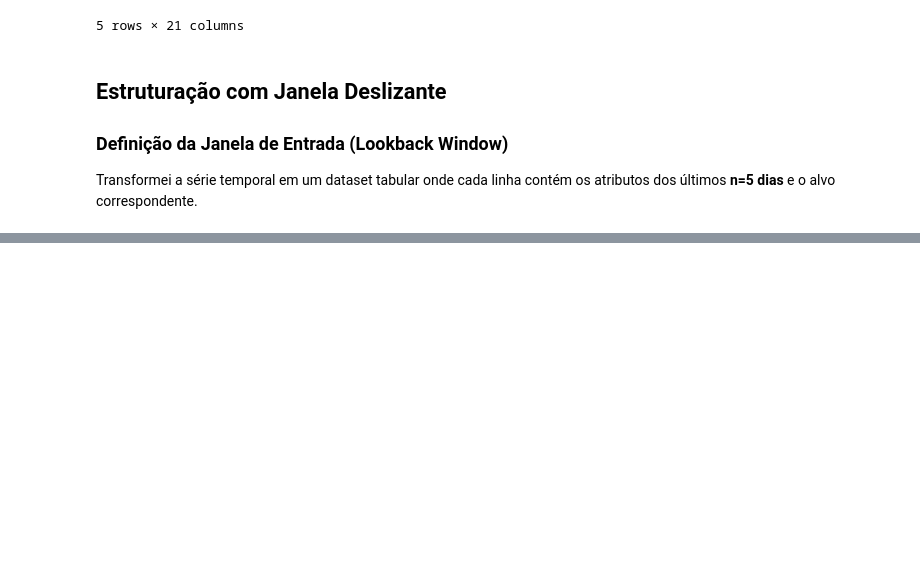
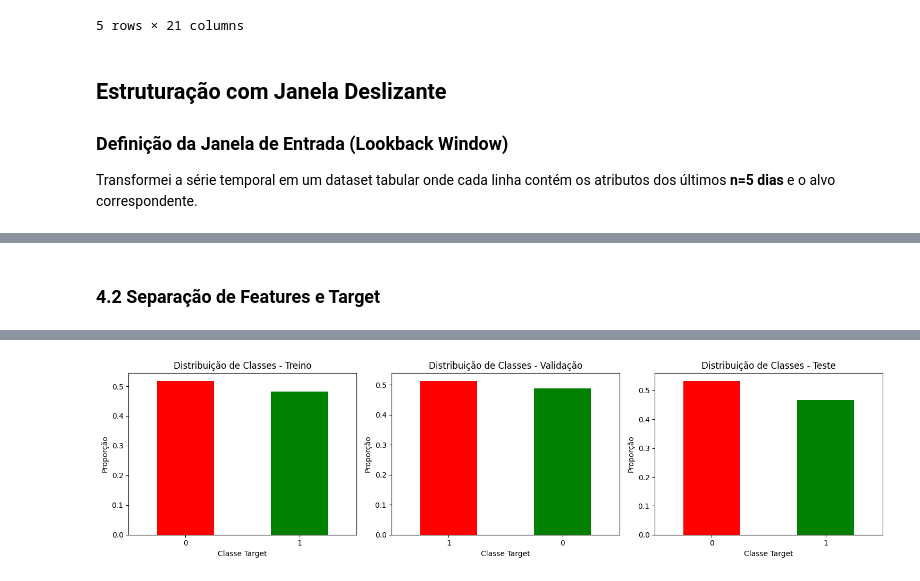
Before and after one commit to suprarn/tudofiap, a Jupyter notebook: Tech Challenge 2/final/tech_challenge_2_final.ipynb, the cells around one changed output, grey strips where cells are left out. Cells and saved outputs as stored; diff of their text form; code cells hidden in the pictures; blank space fills up the shorter version.

```diff
--- a/Tech Challenge 2/final/tech_challenge_2_final.ipynb
+++ b/Tech Challenge 2/final/tech_challenge_2_final.ipynb
@@ -955,0 +1083,66 @@ verificar ai em cima pq tem 18 features e nao 20
+# %% [markdown]
+### 4.2 Separação de Features e Target
+# %%
+# Separa features e target
+colunas_features = [col for col in dados_janela_deslizante.columns if col != 'Target']
+
+X_train = dados_treino[colunas_features]
+y_train = dados_treino['Target']
+X_val = dados_validacao[colunas_features]
+y_val = dados_validacao['Target']
+X_test = dados_teste[colunas_features]
+y_test = dados_teste['Target']
+
+print(f'=== SEPARAÇÃO DE FEATURES E TARGET ===')
+print(f'Features: {len(colunas_features)}')
+print(f'X_train shape: {X_train.shape}')
+print(f'y_train shape: {y_train.shape}')
+print(f'X_val shape: {X_val.shape}')
+print(f'y_val shape: {y_val.shape}')
+print(f'X_test shape: {X_test.shape}')
+print(f'y_test shape: {y_test.shape}')
+
+# Verifica distribuição de classes
+dist_treino = y_train.value_counts(normalize=True)
+dist_validacao = y_val.value_counts(normalize=True)
+dist_teste = y_test.value_counts(normalize=True)
+
+print(f'\nDistribuição de classes no treino:')
+for classe, prop in dist_treino.items():
+    print(f'   - Classe {classe}: {prop:.2%}')
+
+print(f'Distribuição de classes na validação:')
+for classe, prop in dist_validacao.items():
+    print(f'   - Classe {classe}: {prop:.2%}')
+
+print(f'Distribuição de classes no teste:')
+for classe, prop in dist_teste.items():
+    print(f'   - Classe {classe}: {prop:.2%}')
+
+# Visualização gráfica da distribuição
+fig, (ax1, ax2, ax3) = plt.subplots(1, 3, figsize=(15, 4))
+
+# Distribuição no treino
+dist_treino.plot(kind='bar', ax=ax1, color=['red', 'green'])
+ax1.set_title('Distribuição de Classes - Treino')
+ax1.set_xlabel('Classe Target')
+ax1.set_ylabel('Proporção')
+ax1.tick_params(axis='x', rotation=0)
+
+# Distribuição na validação
+dist_validacao.plot(kind='bar', ax=ax2, color=['red', 'green'])
+ax2.set_title('Distribuição de Classes - Validação')
+ax2.set_xlabel('Classe Target')
+ax2.set_ylabel('Proporção')
+ax2.tick_params(axis='x', rotation=0)
+
+# Distribuição no teste
+dist_teste.plot(kind='bar', ax=ax3, color=['red', 'green'])
+ax3.set_title('Distribuição de Classes - Teste')
+ax3.set_xlabel('Classe Target')
+ax3.set_ylabel('Proporção')
+ax3.tick_params(axis='x', rotation=0)
+
+plt.tight_layout()
+plt.show()
+# %% [output]
@@ -955,0 +1167 @@ verificar ai em cima pq tem 18 features e nao 20
+[figure, added]
```
Also changed, not shown: parts of 32 cells of this notebook, 14 other files.
